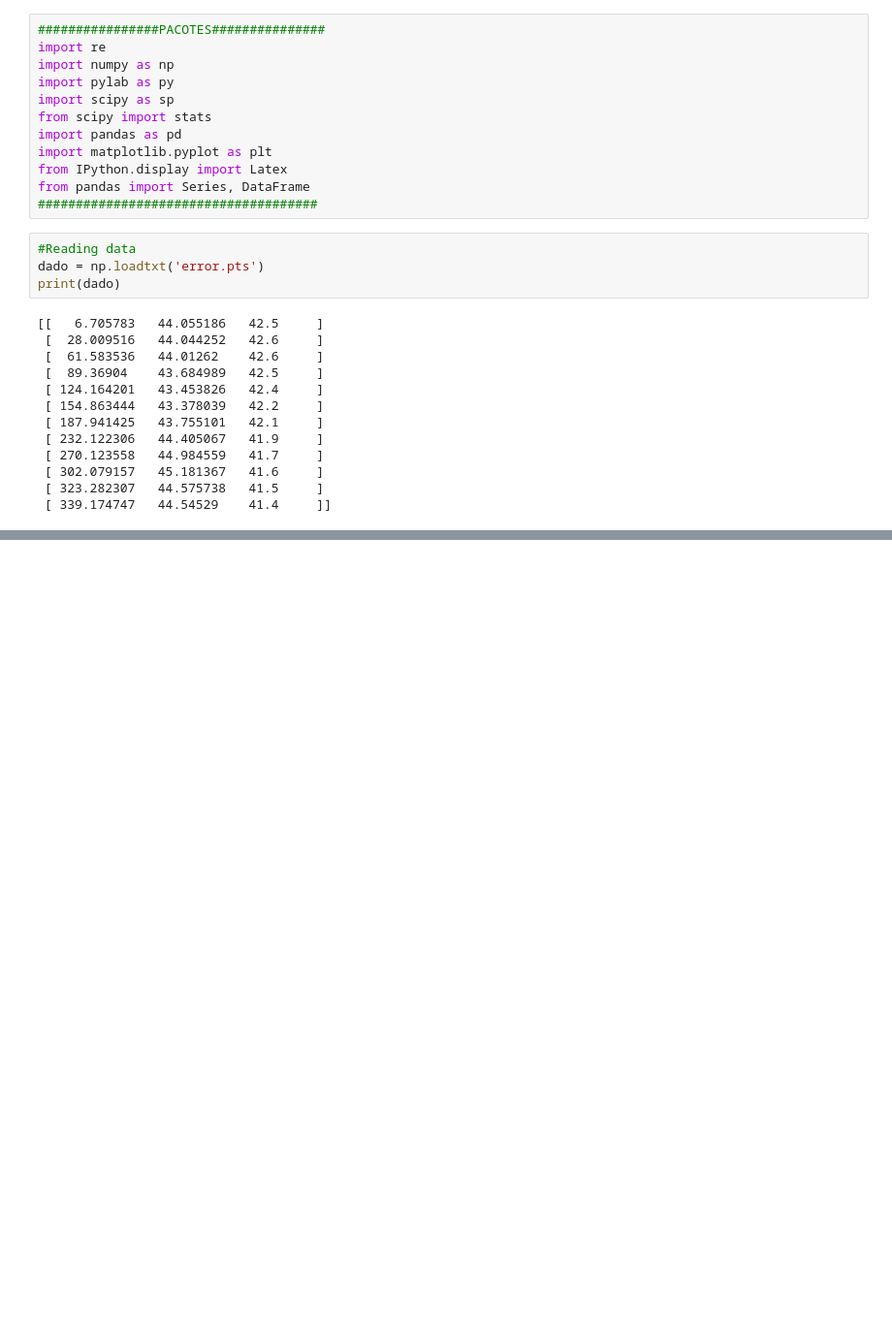
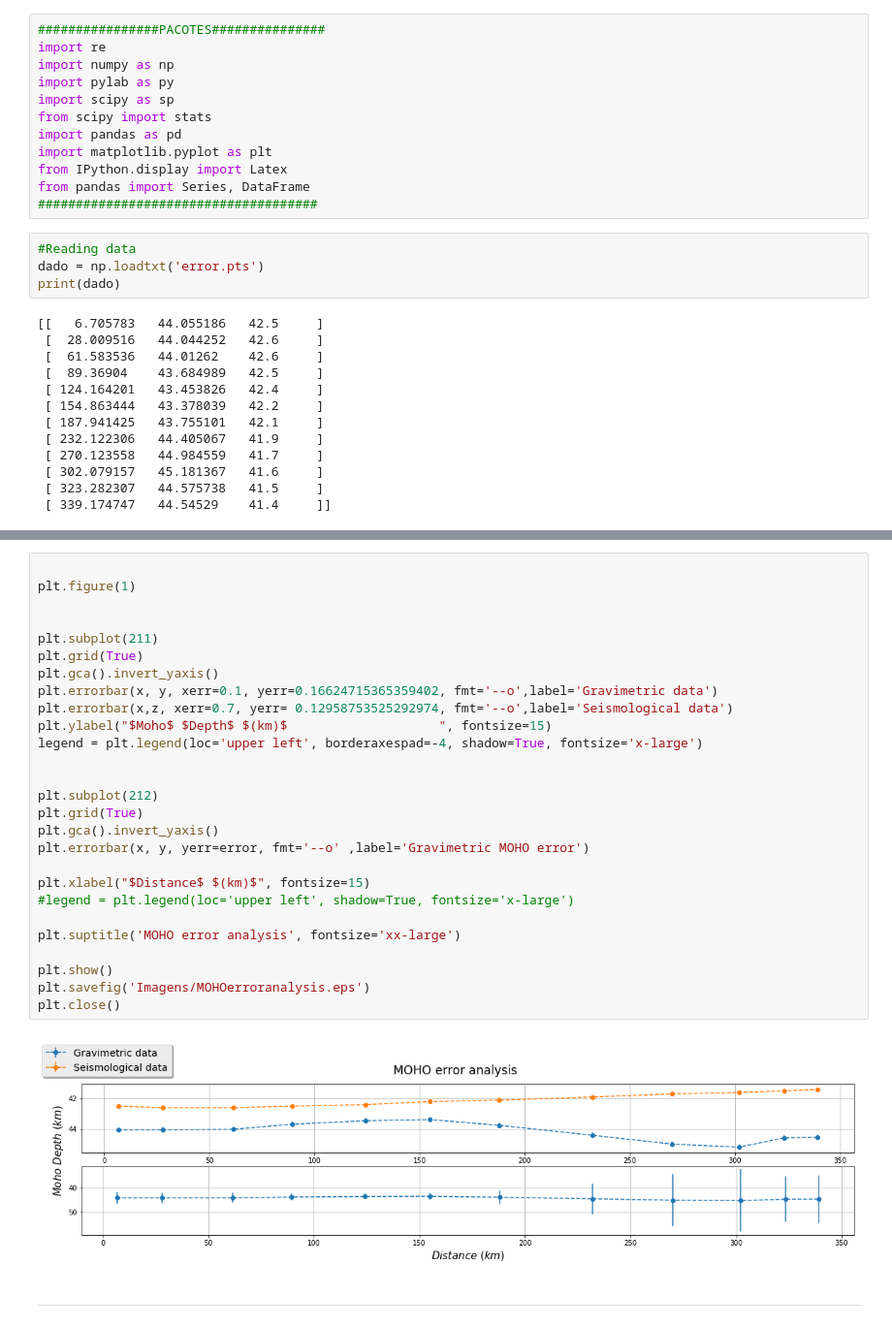
Before and after one commit to VictorCarreira/Moho_error, a Jupyter notebook: Error.ipynb, the cells around one changed output, grey strips where cells are left out. Shown at 97% size. Drawn from its saved outputs; the diff is of its cells as text; blank space fills up the shorter version.

```diff
--- a/Error.ipynb
+++ b/Error.ipynb
@@ -94,0 +113,31 @@ EmptyDataError: No columns to parse from file
+# %%
+
+plt.figure(1)
+
+
+plt.subplot(211)
+plt.grid(True)
+plt.gca().invert_yaxis()
+plt.errorbar(x, y, xerr=0.1, yerr=0.16624715365359402, fmt='--o',label='Gravimetric data')
+plt.errorbar(x,z, xerr=0.7, yerr= 0.12958753525292974, fmt='--o',label='Seismological data')
+plt.ylabel("$Moho$ $Depth$ $(km)$                    ", fontsize=15)
+legend = plt.legend(loc='upper left', borderaxespad=-4, shadow=True, fontsize='x-large')
+
+
+plt.subplot(212)
+plt.grid(True)
+plt.gca().invert_yaxis()
+plt.errorbar(x, y, yerr=error, fmt='--o' ,label='Gravimetric MOHO error')
+
+plt.xlabel("$Distance$ $(km)$", fontsize=15)
+#legend = plt.legend(loc='upper left', shadow=True, fontsize='x-large')
+
+plt.suptitle('MOHO error analysis', fontsize='xx-large')
+
+plt.show()
+plt.savefig('Imagens/MOHOerroranalysis.eps')
+plt.close()
+# %% [output]
+[figure, added]
+# %% [markdown]
+------------------------------------------------------------------------------------------------------------------
```
Also changed, not shown: parts of 7 cells of this notebook.
